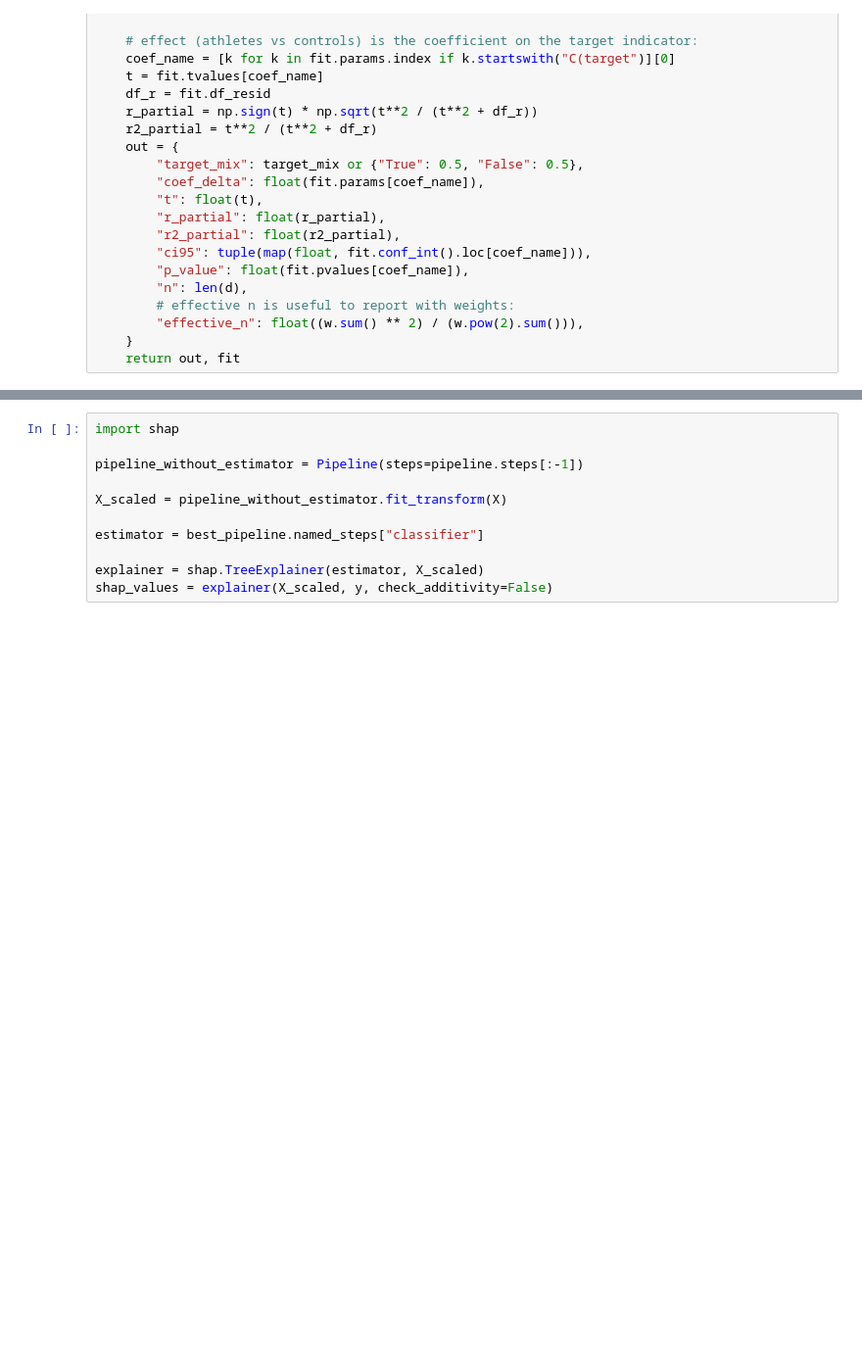
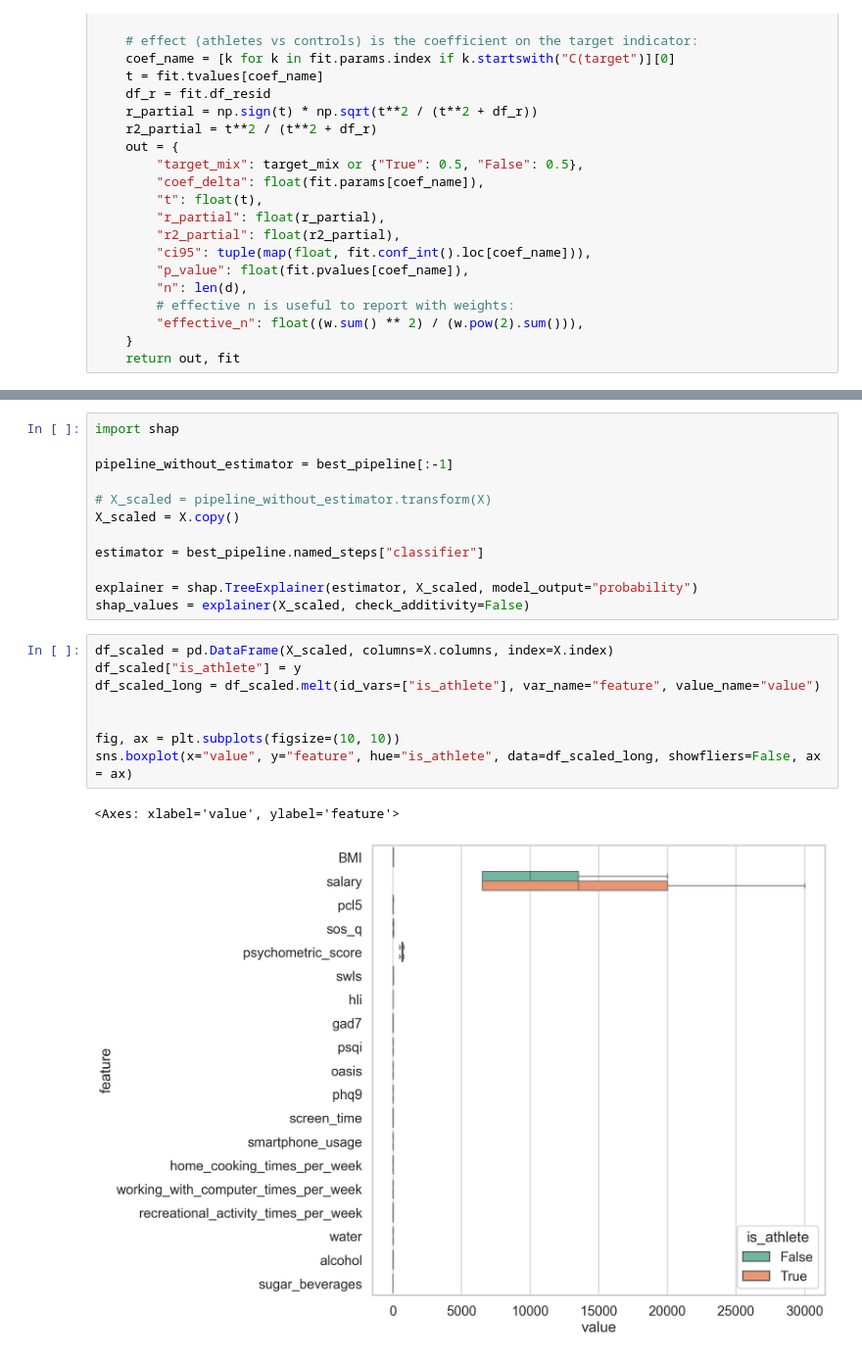
Before and after one commit to GalKepler/athletes_brain, a Jupyter notebook: notebooks/behav/behav.ipynb, the cells around one changed output, grey strips where cells are left out. Shown: that part at 98% size. Saved outputs shown, nothing was run; the diff lists cells and outputs as text; blank space fills up the shorter version.

```diff
--- a/notebooks/behav/behav.ipynb
+++ b/notebooks/behav/behav.ipynb
@@ -384,12 +494,24 @@ perm = permutation_test_score(best_pipeline, X, y, cv=5, n_permutations=1000, ra
 # %%
 import shap
 
-pipeline_without_estimator = Pipeline(steps=pipeline.steps[:-1])
+pipeline_without_estimator = best_pipeline[:-1]
 
-X_scaled = pipeline_without_estimator.fit_transform(X)
+# X_scaled = pipeline_without_estimator.transform(X)
+X_scaled = X.copy()
 
 estimator = best_pipeline.named_steps["classifier"]
 
-explainer = shap.TreeExplainer(estimator, X_scaled)
-shap_values = explainer(X_scaled, y, check_additivity=False)
+explainer = shap.TreeExplainer(estimator, X_scaled, model_output="probability")
+shap_values = explainer(X_scaled, check_additivity=False)
+# %%
+df_scaled = pd.DataFrame(X_scaled, columns=X.columns, index=X.index)
+df_scaled["is_athlete"] = y
+df_scaled_long = df_scaled.melt(id_vars=["is_athlete"], var_name="feature", value_name="value")
+
+
+fig, ax = plt.subplots(figsize=(10, 10))
+sns.boxplot(x="value", y="feature", hue="is_athlete", data=df_scaled_long, showfliers=False, ax = ax)
+# %% [output]
+<Axes: xlabel='value', ylabel='feature'>
+[figure, added]
 # %%
```
Also changed, not shown: parts of 18 cells of this notebook, 11 other files.
